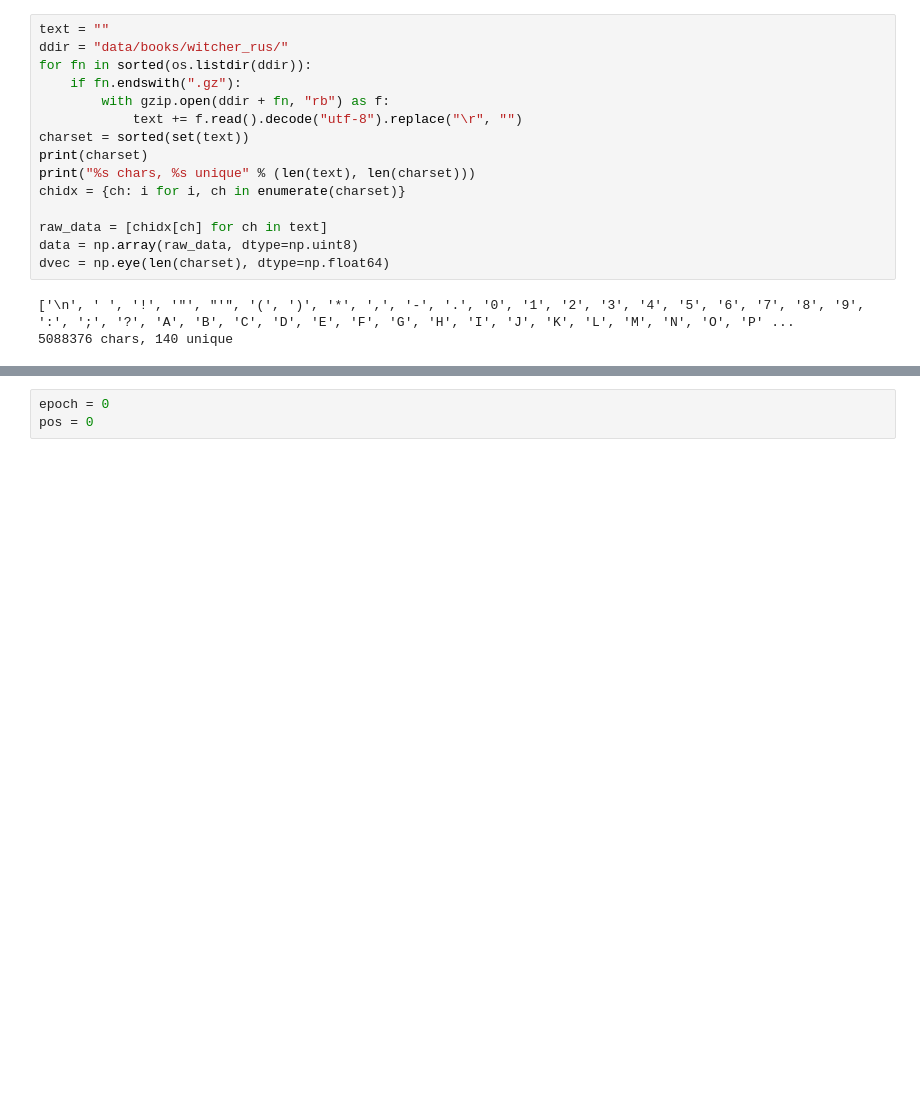
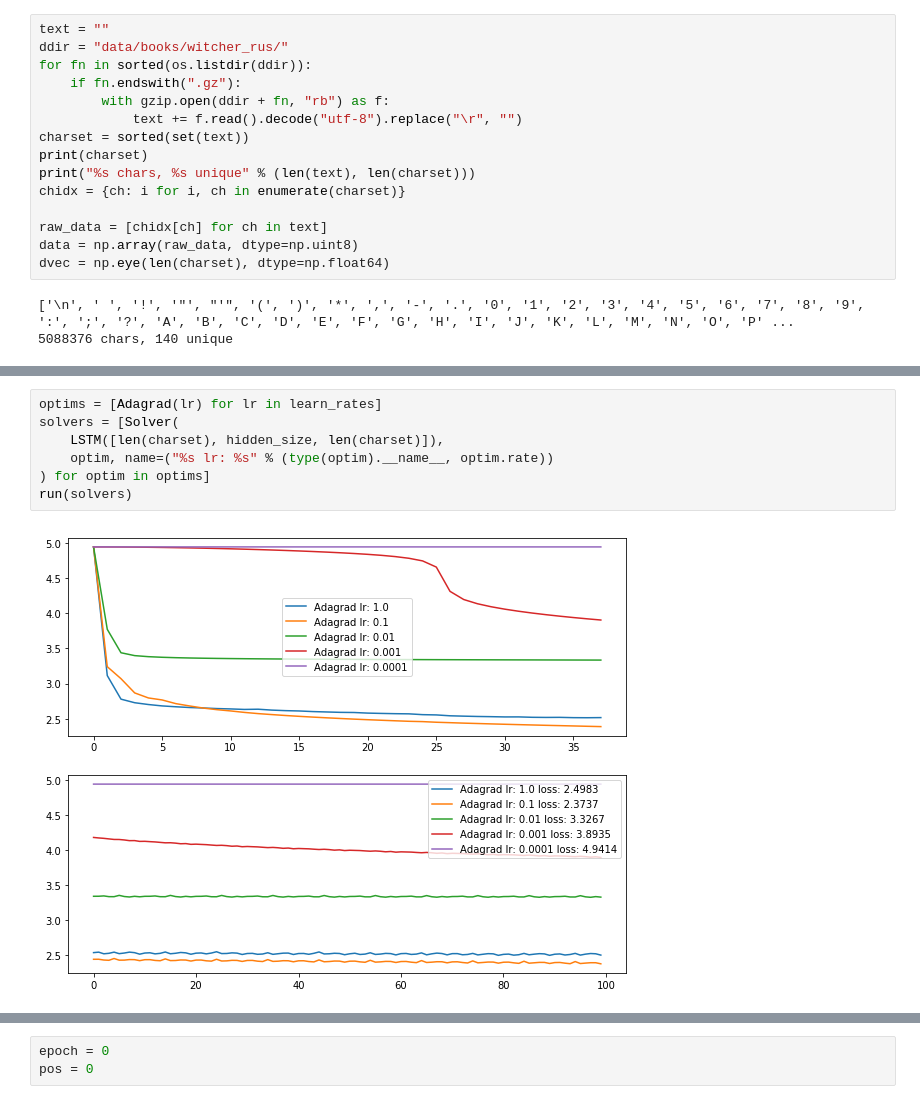
Before and after one commit to agerasev/neural, a Jupyter notebook: rnn.ipynb, the cells around one changed output, grey strips where cells are left out. Cells and saved outputs as stored; diff of their text form; blank space fills up the shorter version.

```diff
--- a/rnn.ipynb
+++ b/rnn.ipynb
@@ -226,0 +187,9 @@ def plot_solvers(sols, red=10, win=100):
+# %%
+optims = [Adagrad(lr) for lr in learn_rates]
+solvers = [Solver(
+    LSTM([len(charset), hidden_size, len(charset)]),
+    optim, name=("%s lr: %s" % (type(optim).__name__, optim.rate))
+) for optim in optims]
+run(solvers)
+# %% [output]
+[figure, added]
```
Also changed, not shown: parts of 19 cells of this notebook, 9 other files.
